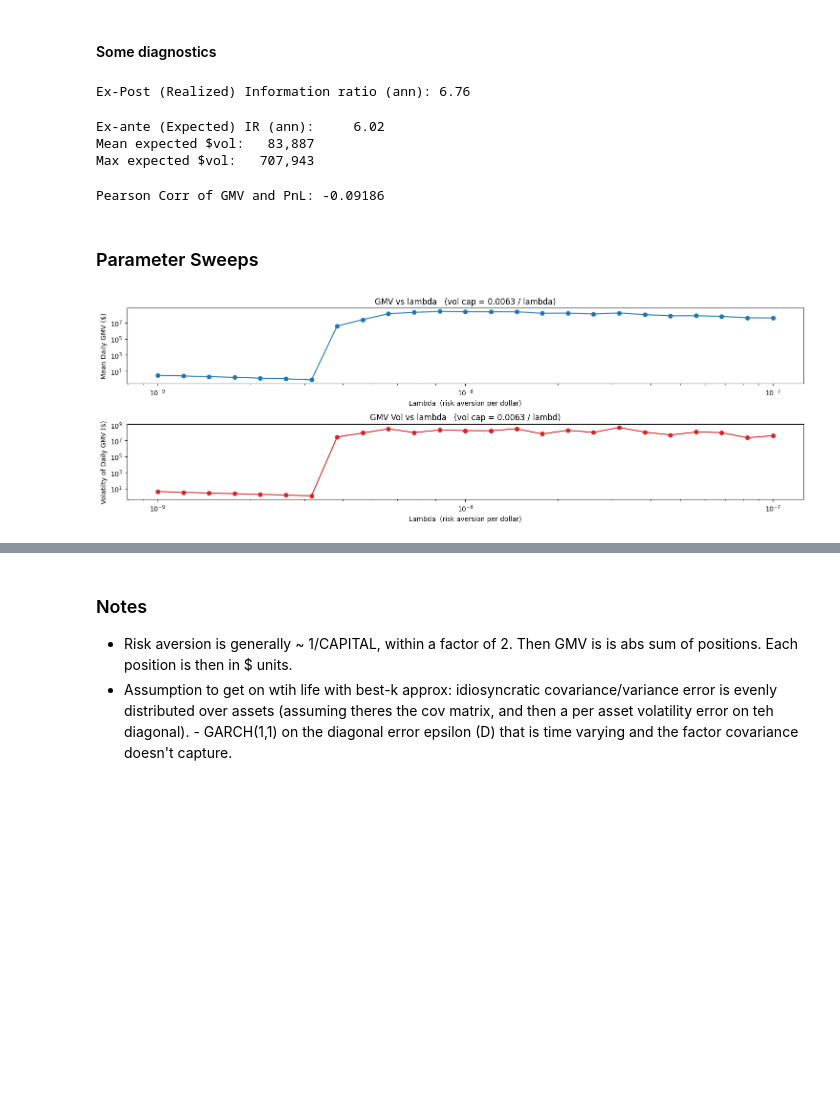
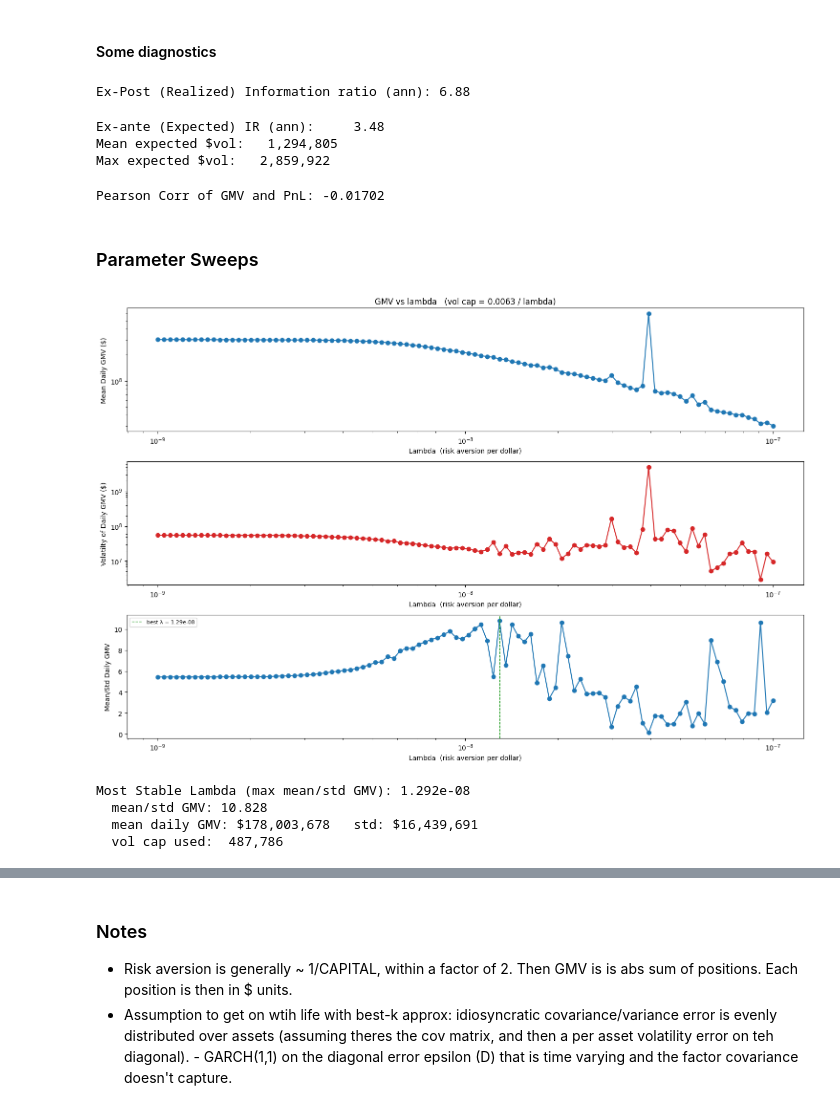
Before and after one commit to MichaelCusackNelkin/Summer_Research_2026, a Jupyter notebook: optimizer/optimal_portfolio.ipynb, the cells around one changed output, grey strips where cells are left out. Saved outputs shown, nothing was run; the diff lists cells and outputs as text; code cells hidden in the pictures; blank space fills up the shorter version.

```diff
--- a/optimizer/optimal_portfolio.ipynb
+++ b/optimizer/optimal_portfolio.ipynb
@@ -266,20 +266,19 @@ class Optimizer:
         self.x     = cp.Variable(self.N)
         self.alpha = cp.Parameter(self.N)
         self.cost  = cp.Parameter(self.N, nonneg=True)
+        self.gamma = gam
         self.Sigma_r = cp.Constant(Sigma_r)
         self.L = cp.Constant(Loadings)
         self.eps_diag = eps_diag
         self.scale = float(vol_cap if scale is None else scale)
         self.D = np.diag(eps_diag)
         self.lamdba = cp.Constant(lam)
-        self.gamma = cp.Constant(gam)
 
         self.objective = cp.Maximize(
             self.alpha @ self.x
-            # - (lam * self.scale / 2) * cp.quad_form(self.x, Sigma_r)
             - (self.lamdba * self.scale / 2) * ( cp.quad_form(self.L @ self.x, Sigma_f) + cp.quad_form(self.x, self.D) )
             - (self.cost / 2) @ cp.abs(self.x)
-            - (self.gamma * self.scale / 2) * cp.norm2(self.x)
+            - (self.scale / 2) * cp.quad_form(self.x, np.diag(self.gamma))
         )
 
         Sigma_f_sqrt = scipy.linalg.sqrtm(Sigma_f).real
@@ -318,6 +317,8 @@ L        = np.load("../covariance/loadings_return.npy")          # was loadings.
 EPS_DIAG = np.load("../covariance/idiosyncratic_diag_return.npy") # was idiosyncratic_diag_vec.npy
 SIGMA_F  = np.load("../covariance/factor_cov_matrix.npy")         # unchanged
 SIGMA_R  = np.load("../covariance/cov_matrix_return.npy")         # was cov_matrix.npy
+GAMMA_DIAG  = np.load("../impact/impact_gamma_vec.npy")
+
 
 f_model = ForecastModel(ACTIVE_SET, model=loaded_model, features=features)
 c_model = CostModel(ACTIVE_SET)
@@ -336,9 +337,8 @@ import warnings
 
 N_JOBS = max(1, os.cpu_count() - 2)
 COMMISSION_PER_SHARE = 0.0035
-LAMBDA = 1e-7                           # Risk aversion per dollar, ~OOM of 1 / (intended capital).
-GAMMA = 1e-8                           # Quadratic cost term, to simulate ~ impact
-DAILY_DOLLAR_VOL_CAP = 5e5
+LAMBDA = 2e-9                            # Risk aversion per dollar, ~OOM of 1 / (intended capital).
+DAILY_DOLLAR_VOL_CAP = 0.0063 * 2e9
 
 def _solve_chunk(symbols, Sigma_r, Sigma_f, Loadings, eps_diag, lam, gam, vol_cap, day_records):
     """One worker: compile the QP once, then warm-start through its chunk of days."""
@@ -364,7 +364,7 @@ day_records = [
 
 chunks = [c for c in _split_contiguous(day_records, N_JOBS) if c]
 chunk_results = Parallel(n_jobs=N_JOBS, backend="loky")(
-    delayed(_solve_chunk)(ACTIVE_SET, SIGMA_R, SIGMA_F, L, EPS_DIAG, LAMBDA, GAMMA, DAILY_DOLLAR_VOL_CAP, chunk) for chunk in chunks
+    delayed(_solve_chunk)(ACTIVE_SET, SIGMA_R, SIGMA_F, L, EPS_DIAG, LAMBDA, GAMMA_DIAG, DAILY_DOLLAR_VOL_CAP, chunk) for chunk in chunks
 )
 
 weights = {d: dict(zip(ACTIVE_SET, ws)) for chunk in chunk_results for d, ws in chunk}
@@ -651,7 +651,7 @@ ret = (pnl_daily["net_pnl"] / pnl_daily["GMV"]).to_numpy()   # daily return on g
 ir  = ret.mean() / ret.std(ddof=1) * np.sqrt(ANN)
 print(f"Ex-Post (Realized) Information ratio (ann): {ir:.2f}")
 # %% [output]
-Ex-Post (Realized) Information ratio (ann): 6.76
+Ex-Post (Realized) Information ratio (ann): 6.88
 # %%
 ANN = 252
 alpha_by_day = {d: a for d, a, _ in day_records}      # dense alpha, ACTIVE_SET order
@@ -670,15 +670,15 @@ print(f"Ex-ante (Expected) IR (ann):     {np.nanmean(exante) * np.sqrt(ANN):.2f}
 print(f"Mean expected $vol:   {np.nanmean([np.sqrt((L@np.array([weights[d][s] for s in ACTIVE_SET]))@SIGMA_F@(L@np.array([weights[d][s] for s in ACTIVE_SET])) + np.sum(EPS_DIAG*np.array([weights[d][s] for s in ACTIVE_SET])**2)) for d in weights]):,.0f}")
 print(f"Max expected $vol:   {np.nanmax([np.sqrt((L@np.array([weights[d][s] for s in ACTIVE_SET]))@SIGMA_F@(L@np.array([weights[d][s] for s in ACTIVE_SET])) + np.sum(EPS_DIAG*np.array([weights[d][s] for s in ACTIVE_SET])**2)) for d in weights]):,.0f}")
 # %% [output]
-Ex-ante (Expected) IR (ann):     6.02
-Mean expected $vol:   83,887
-Max expected $vol:   707,943
+Ex-ante (Expected) IR (ann):     3.48
+Mean expected $vol:   1,294,805
+Max expected $vol:   2,859,922
 # %%
 from scipy.stats import pearsonr, spearmanr
 r, pval = pearsonr(pnl_daily["GMV"], pnl_daily["cum_pnl"])
 print(f"Pearson Corr of GMV and PnL: {r:,.5f}")
 # %% [output]
-Pearson Corr of GMV and PnL: -0.09186
+Pearson Corr of GMV and PnL: -0.01702
 # %% [markdown]
 ### Parameter Sweeps
 # %%
@@ -686,37 +686,61 @@ def _avg_gmv(lam, vol_cap):
     """Solve all days at (lam, vol_cap); return mean daily GMV = mean_t( sum_i |$pos| )."""
     chunks = [c for c in _split_contiguous(day_records, N_JOBS) if c]
     chunk_results = Parallel(n_jobs=N_JOBS, backend="loky")(
-        delayed(_solve_chunk)(ACTIVE_SET, SIGMA_R, SIGMA_F, L, EPS_DIAG, lam, GAMMA, vol_cap, chunk)
+        delayed(_solve_chunk)(ACTIVE_SET, SIGMA_R, SIGMA_F, L, EPS_DIAG, lam, GAMMA_DIAG, vol_cap, chunk)
         for chunk in chunks
     )
     gmv_by_day = [np.abs(ws).sum() for chunk in chunk_results for _, ws in chunk]
     return float(np.mean(gmv_by_day)), float(np.std(gmv_by_day))
 
 # --- Sweep grids ---
-lambda_grid = np.geomspace(1e-9, 1e-7, 25)            # risk aversion per dollar (~ 1/ intended capital)
+lambda_grid = np.geomspace(1e-9, 1e-7, 100)            # risk aversion per dollar (~ 1/ intended capital)
 
 gmv_vs_lambda = [_avg_gmv(lam, 0.0063 * (1/lam)) for lam in lambda_grid]
 # %%
 # --- Plots: GMV for each sweep ---
-fig, (ax_mean, ax_std) = plt.subplots(2, 1, figsize=(15, 5))
+fig, (ax_mean, ax_std, ax_z) = plt.subplots(3, 1, figsize=(15, 10))
 
 ax_mean.plot(lambda_grid, [mean for (mean, std) in gmv_vs_lambda], marker="o", color="tab:blue")
 # ax_mean.plot(lambda_grid, [std for (mean, std) in gmv_vs_lambda], marker="o", color="tab:orange")
 ax_mean.set_xlabel("Lambda  (risk aversion per dollar)")
 ax_mean.set_ylabel("Mean Daily GMV ($)")
 ax_mean.set_title(f"GMV vs lambda   (vol cap = 0.0063 / lambda)")
 ax_mean.set_xscale("log")
 ax_mean.set_yscale("log")
 
 
 ax_std.plot(lambda_grid, [std for (mean, std) in gmv_vs_lambda], marker="o", color="tab:red")
 ax_std.set_xlabel("Lambda  (risk aversion per dollar)")
 ax_std.set_ylabel("Volatilty of Daily GMV ($)")
-ax_std.set_title(f"GMV Vol vs lambda   (vol cap = 0.0063 / lambd)")
 ax_std.set_xscale("log")
 ax_std.set_yscale("log")
 
+ax_z.plot(lambda_grid, [mean/std for (mean, std) in gmv_vs_lambda], marker="o", color="tab:blue")
+ax_z.set_xlabel("Lambda  (risk aversion per dollar)")
+ax_z.set_ylabel("Mean/Std Daily GMV")
+ax_z.set_xscale("log")
+# ax_z.set_yscale("log")
+
+# --- Best params: lambda maximizing mean/std of daily GMV ---
+gmv_z       = np.array([mean / std for (mean, std) in gmv_vs_lambda])
+best_i      = int(np.argmax(gmv_z))
+best_lambda = lambda_grid[best_i]
+best_mean, best_std = gmv_vs_lambda[best_i]
+
+ax_z.axvline(best_lambda, color="tab:green", ls="--", lw=1,
+             label=f"best λ = {best_lambda:.2e}")
+ax_z.legend(loc="best", fontsize=8)
+
 fig.tight_layout()
 plt.show()
+
+print(f"Most Stable Lambda (max mean/std GMV): {best_lambda:.3e}")
+print(f"  mean/std GMV: {gmv_z[best_i]:.3f}")
+print(f"  mean daily GMV: ${best_mean:,.0f}   std: ${best_std:,.0f}")
+print(f"  vol cap used:  {0.0063 * (1/best_lambda):,.0f}")
 # %% [output]
-[figure, old version]
+[figure, new version]
+Most Stable Lambda (max mean/std GMV): 1.292e-08
+  mean/std GMV: 10.828
+  mean daily GMV: $178,003,678   std: $16,439,691
+  vol cap used:  487,786
```
Also changed, not shown: parts of 10 cells of this notebook, 3 other files.
